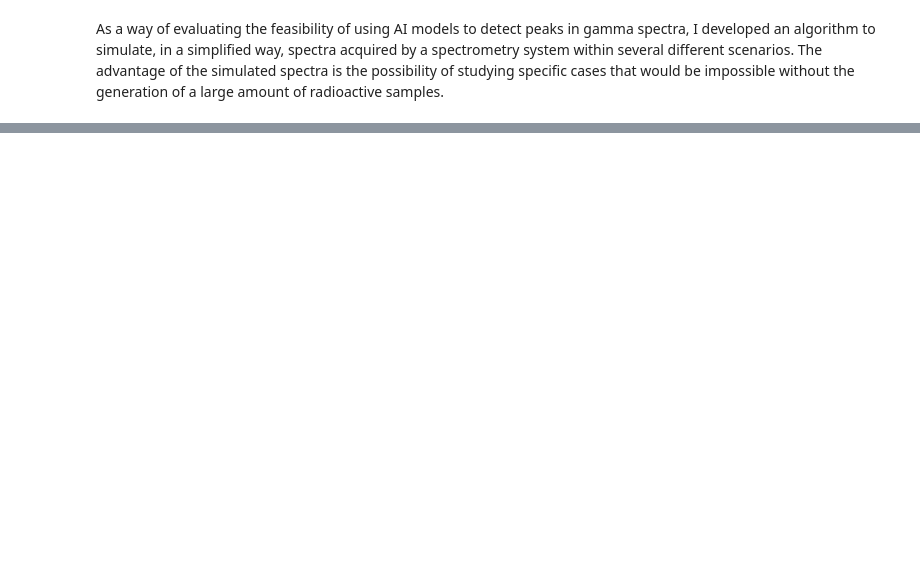
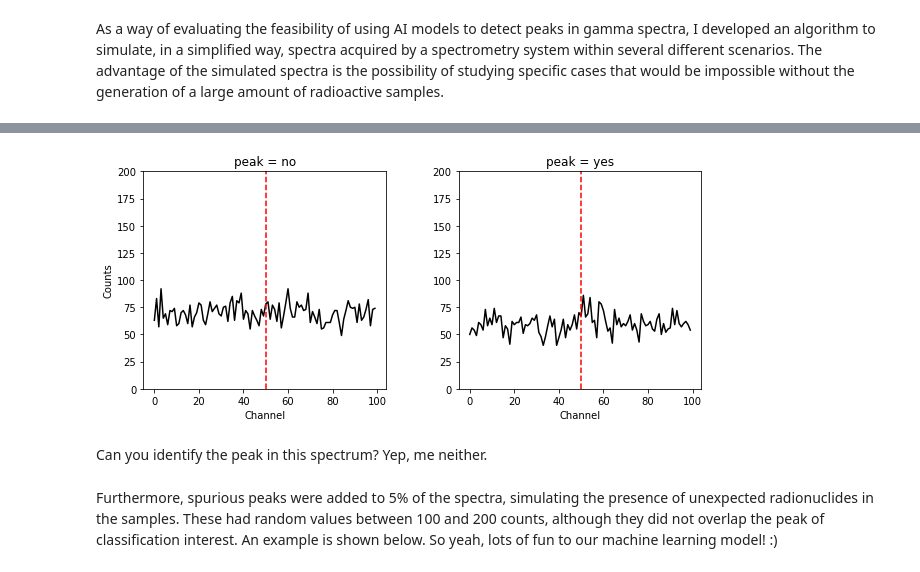
Before and after one commit to brunoarine/ML-peak-detection, a Jupyter notebook: notebooks/01-about-the-data.ipynb, the cells around one changed output, grey strips where cells are left out. Drawn from its saved outputs; the diff is of its cells as text; code cells hidden in the pictures; blank space fills up the shorter version.

```diff
--- a/notebooks/01-about-the-data.ipynb
+++ b/notebooks/01-about-the-data.ipynb
@@ -9,4 +12,7 @@ from helpers import spectrum_generator
 # %%
-X,y,dummy = spectrum_generator.simulated_spectra(1000, bg_range=(40,81), snr_db_range=(1,4), include_dummy=True)
+X,y,dummy = spectrum_generator.simulated_spectra(iter=1000,
+                                                 bg_range=(40,81),
+                                                 snr_db_range=(1,4),
+                                                 include_dummy=True)
 pickle.dump((X,y,dummy), gzip.open('../data/artificial.pickle', 'wb'))
 # %% [markdown]
@@ -23,0 +30,25 @@ Spurious peaks were added to 5% of the spectra, simulating the presence of unexp
+# %%
+plt.figure(figsize=(10,4))
+plt.subplot(1,2,1)
+plt.plot(X[0], color='black')
+plt.ylim(0,200)
+plt.axvline(50, linestyle='--', color='red')
+plt.title('peak = no')
+plt.ylabel('Counts')
+plt.xlabel('Channel')
+
+plt.subplot(1,2,2)
+plt.plot(X[4], color='black')
+plt.axvline(50, linestyle='--', color='red')
+plt.ylim(0,200)
+plt.title('peak = yes')
+plt.xlabel('Channel')
+
+plt.subplots_adjust(wspace=0.3, hspace=0.4)
+plt.show()
+# %% [output]
+[figure, added]
+# %% [markdown]
+Can you identify the peak in this spectrum? Yep, me neither.
+# %% [markdown]
+Furthermore, spurious peaks were added to 5% of the spectra, simulating the presence of unexpected radionuclides in the samples. These had random values between 100 and 200 counts, although they did not overlap the peak of classification interest. An example is shown below.  So yeah, lots of fun to our machine learning model! :)
```
Also changed, not shown: parts of 5 cells of this notebook, 4 other files.
